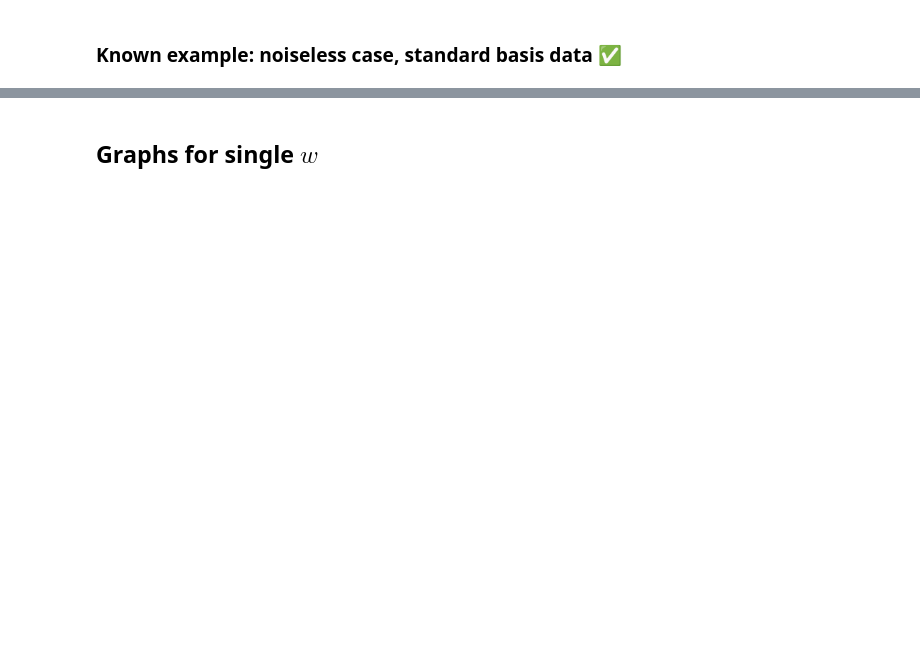
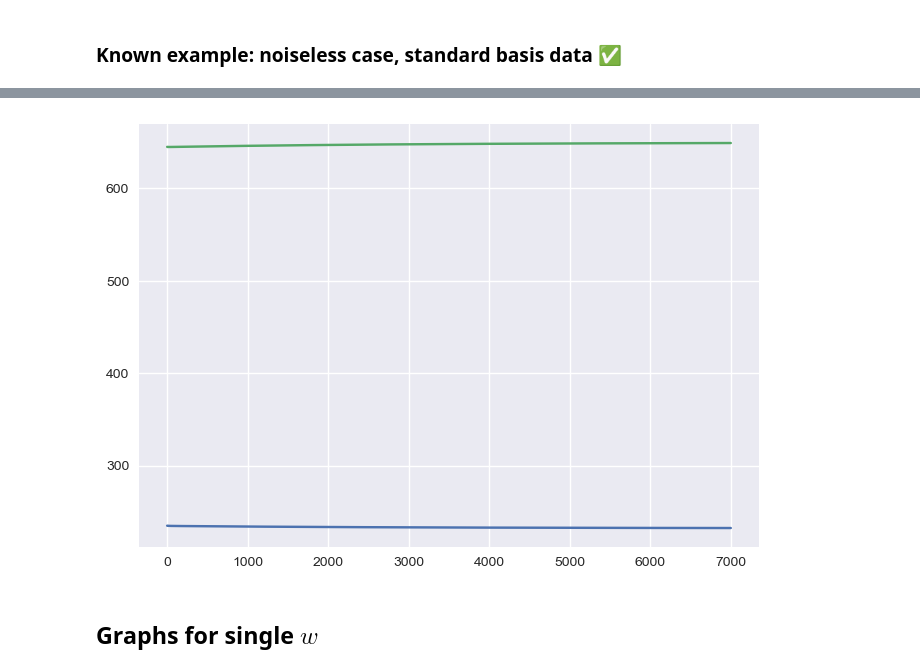
Before and after one commit to alexsemendinger/mirror-descent, a Jupyter notebook: md_single_step.ipynb, the cells around one changed output, grey strips where cells are left out. Saved outputs shown, nothing was run; the diff lists cells and outputs as text; code cells hidden in the pictures; blank space fills up the shorter version.

```diff
--- a/md_single_step.ipynb
+++ b/md_single_step.ipynb
@@ -446,2 +533,24 @@ plt.show()
+# %%
+X_val = np.random.randn(n_samples, d_feature)
+
+sp_diffs = np.array([stationarity_condition_Q(Q, X, w0, w_star, lr) for Q in Qs])
+sp_diffs_val = np.array([stationarity_condition_Q(Q, X_val, w0, w_star, lr) for Q in Qs])
+
+mean_abs_diffs = np.mean(np.abs(sp_diffs), axis=(1,2))
+max_abs_diffs = np.max(np.abs(sp_diffs), axis=(1,2))
+min_abs_diffs = np.min(np.abs(sp_diffs), axis=(1,2))
+
+mean_abs_diffs_val = np.mean(np.abs(sp_diffs_val), axis=(1,2))
+max_abs_diffs_val= np.max(np.abs(sp_diffs_val), axis=(1,2))
+min_abs_diffs_val= np.min(np.abs(sp_diffs_val), axis=(1,2))
+
+#plt.plot(max_abs_diffs)
+plt.plot(mean_abs_diffs)
+plt.plot(mean_abs_diffs_val)
+#plt.plot(min_abs_diffs)
+#plt.yscale('log')
+plt.show()
+# %% [output]
+[figure, added]
 # %% [markdown]
 ## Graphs for single $w$
```
Also changed, not shown: parts of 19 cells of this notebook.
